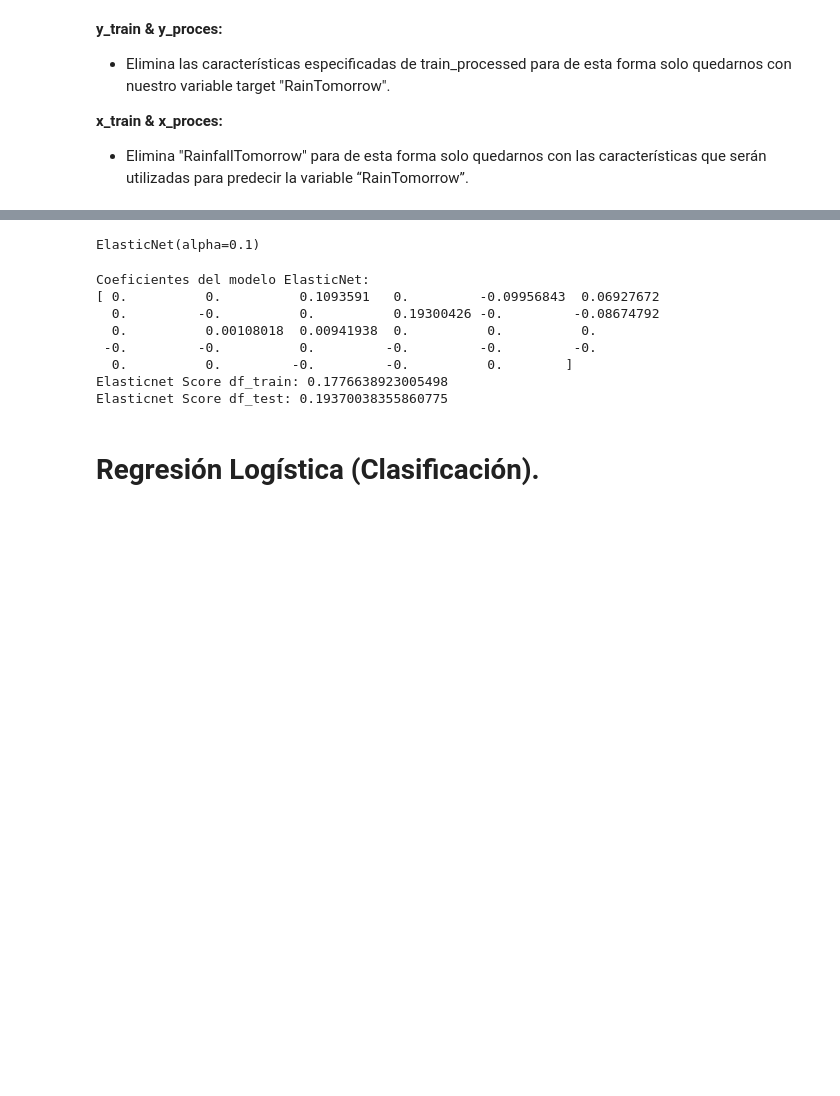
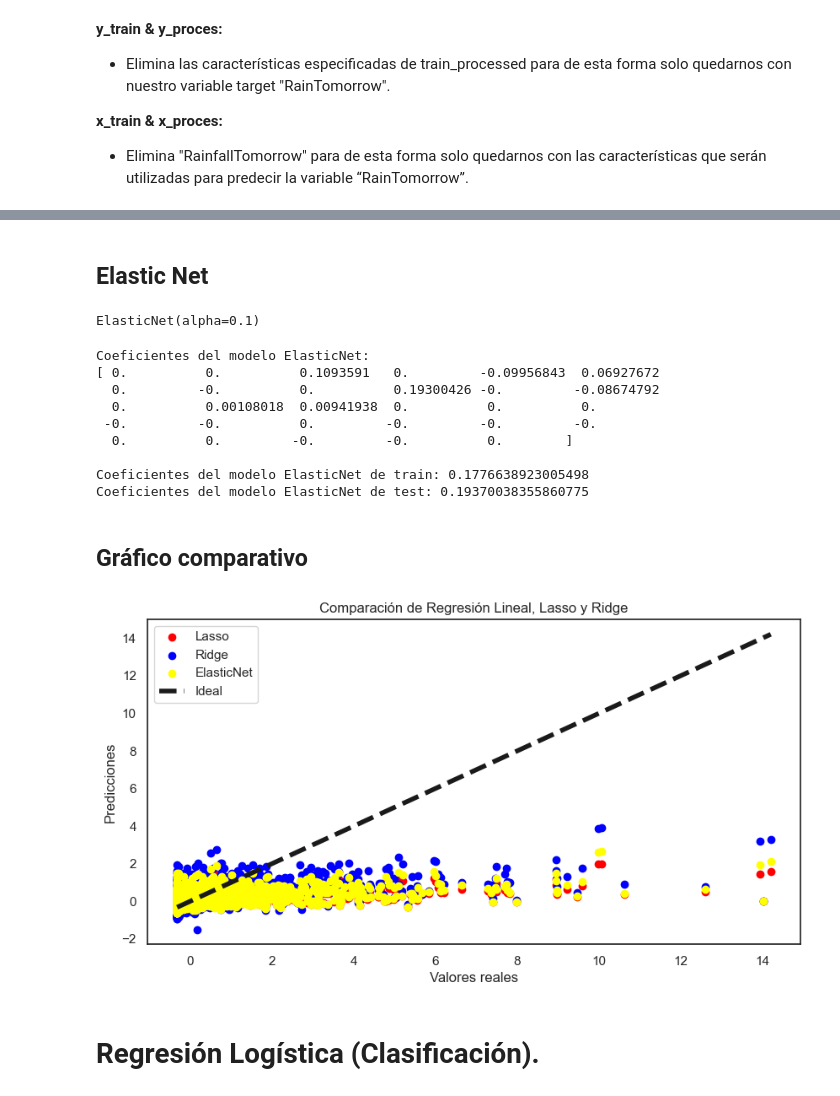
Before and after one commit to C4570/AA1-TUIA-Britos-Moresco, a Jupyter notebook: TP_integrador_AA1.ipynb, the cells around one changed output, grey strips where cells are left out. Cells and saved outputs as stored; diff of their text form; code cells hidden in the pictures; blank space fills up the shorter version.

```diff
--- a/TP_integrador_AA1.ipynb
+++ b/TP_integrador_AA1.ipynb
@@ -2352,4 +2380,0 @@ RMSE(Raíz del Error Cuadrático Medio): 0.8634535147866428
-# %%
-# Regresión lineal utilizando SGDRegressor
-model_sgd = SGDRegressor(max_iter=1000, tol=1e-3, random_state=42)
-model_sgd.fit(x_train_rl, y_train_rl)
@@ -2450,13 +2769,15 @@ Ridge Score df_test: 0.25425270767028363
+# %% [markdown]
+## Elastic Net
 # %%
 elasticnet = ElasticNet(alpha=0.1, l1_ratio=0.5)
 elasticnet.fit(x_train_rl, y_train_rl)
 # %% [output]
 ElasticNet(alpha=0.1)
 # %%
-print("\nCoeficientes del modelo ElasticNet:")
+print("Coeficientes del modelo ElasticNet:")
 print(elasticnet.coef_)
-print("Elasticnet Score df_train:", elasticnet.score(x_train_rl, y_train_rl))
-print("Elasticnet Score df_test:", elasticnet.score(x_test_rl, y_test_rl))
+print("\nCoeficientes del modelo ElasticNet de train:", elasticnet.score(x_train_rl, y_train_rl))
+print("Coeficientes del modelo ElasticNet de test:", elasticnet.score(x_test_rl, y_test_rl))
 # %% [output]
 Coeficientes del modelo ElasticNet:
 [ 0.          0.          0.1093591   0.         -0.09956843  0.06927672
@@ -2464,8 +2785,24 @@ Coeficientes del modelo ElasticNet:
   0.          0.00108018  0.00941938  0.          0.          0.
  -0.         -0.          0.         -0.         -0.         -0.
   0.          0.         -0.         -0.          0.        ]
-Elasticnet Score df_train: 0.1776638923005498
-Elasticnet Score df_test: 0.19370038355860775
+
+Coeficientes del modelo ElasticNet de train: 0.1776638923005498
+Coeficientes del modelo ElasticNet de test: 0.19370038355860775
+# %% [markdown]
+## Gráfico comparativo
+# %%
+plt.figure(figsize=(10, 5))
+plt.scatter(y_test_rl, lasso.predict(x_test_rl), label='Lasso', color='red')
+plt.scatter(y_test_rl, ridge.predict(x_test_rl), label='Ridge', color='blue')
+plt.scatter(y_test_rl, elasticnet.predict(x_test_rl), label='ElasticNet', color='yellow')
+plt.plot([y_test_rl.min(), y_test_rl.max()], [y_test_rl.min(), y_test_rl.max()], 'k--', lw=4, label='Ideal')
+plt.xlabel('Valores reales')
+plt.ylabel('Predicciones')
+plt.legend()
+plt.title('Comparación de Regresión Lineal, Lasso y Ridge')
+plt.show()
+# %% [output]
+[figure, added]
 # %% [markdown]
 # Regresión Logística (Clasificación).
 # %%
```
Also changed, not shown: parts of 80 cells of this notebook.
